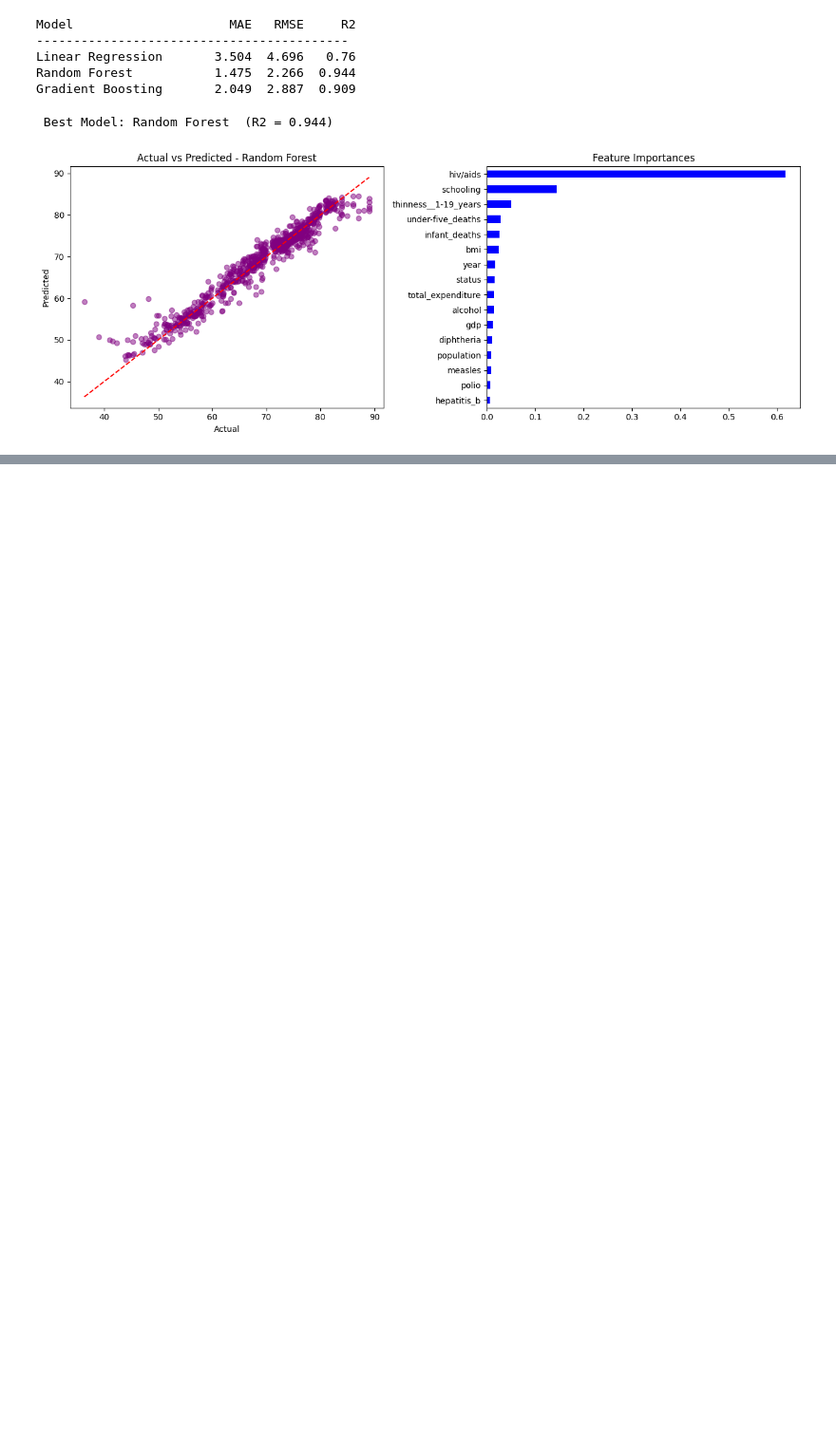
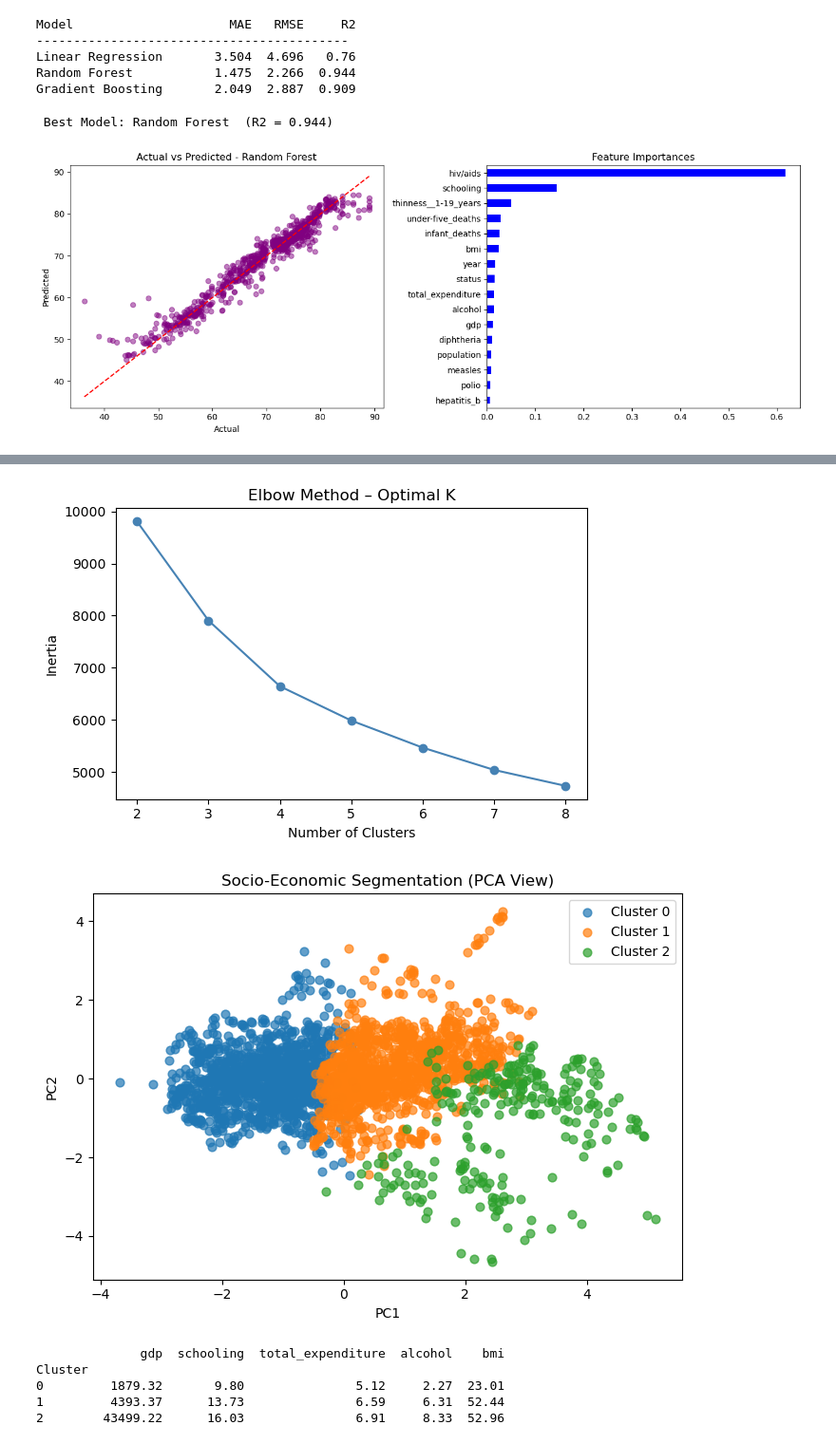
Before and after one commit to dhruvapatel23/life-expectancy, a Jupyter notebook: notebook/LifeExpectancy.ipynb, the cells around one changed output, grey strips where cells are left out. Shown at 95% size. Cells and saved outputs as stored; diff of their text form; code cells hidden in the pictures; blank space fills up the shorter version.

```diff
--- a/notebook/LifeExpectancy.ipynb
+++ b/notebook/LifeExpectancy.ipynb
@@ -205,0 +273,61 @@ plt.show()
+# %%
+# Outcome 3: Clustering (Socio-Economic Segmentation)
+from sklearn.cluster import KMeans
+from sklearn.preprocessing import StandardScaler
+from sklearn.decomposition import PCA
+
+# Select socio-economic features
+socio_cols = ["gdp", "schooling", "total_expenditure", "alcohol", "bmi"]
+df_cluster = dataframe[socio_cols].dropna()
+
+# Scale
+scaler = StandardScaler()
+X_scaled = scaler.fit_transform(df_cluster)
+
+# Elbow Method to find best K
+inertia = []
+K_range = range(2, 9)
+for k in K_range:
+    km = KMeans(n_clusters=k, random_state=42, n_init=10)
+    km.fit(X_scaled)
+    inertia.append(km.inertia_)
+
+plt.figure(figsize=(6, 4))
+plt.plot(K_range, inertia, marker="o", color="steelblue")
+plt.title("Elbow Method – Optimal K")
+plt.xlabel("Number of Clusters")
+plt.ylabel("Inertia")
+plt.tight_layout()
+plt.show()
+
+# Fit KMeans with K=3
+km_final = KMeans(n_clusters=3, random_state=42, n_init=10)
+df_cluster["Cluster"] = km_final.fit_predict(X_scaled)
+
+# PCA to visualize in 2D
+pca = PCA(n_components=2)
+components = pca.fit_transform(X_scaled)
+df_cluster["PC1"] = components[:, 0]
+df_cluster["PC2"] = components[:, 1]
+
+plt.figure(figsize=(7, 5))
+for c in sorted(df_cluster["Cluster"].unique()):
+    subset = df_cluster[df_cluster["Cluster"] == c]
+    plt.scatter(subset["PC1"], subset["PC2"], label=f"Cluster {c}", s=40, alpha=0.7)
+plt.title("Socio-Economic Segmentation (PCA View)")
+plt.xlabel("PC1")
+plt.ylabel("PC2")
+plt.legend()
+plt.tight_layout()
+plt.show()
+
+# Cluster summary
+print(df_cluster.groupby("Cluster")[socio_cols].mean().round(2))
+# %% [output]
+[figure, added]
+[figure, added]
+              gdp  schooling  total_expenditure  alcohol    bmi
+Cluster
+0         1879.32       9.80               5.12     2.27  23.01
+1         4393.37      13.73               6.59     6.31  52.44
+2        43499.22      16.03               6.91     8.33  52.96
```
Also changed, not shown: parts of 3 cells of this notebook.
